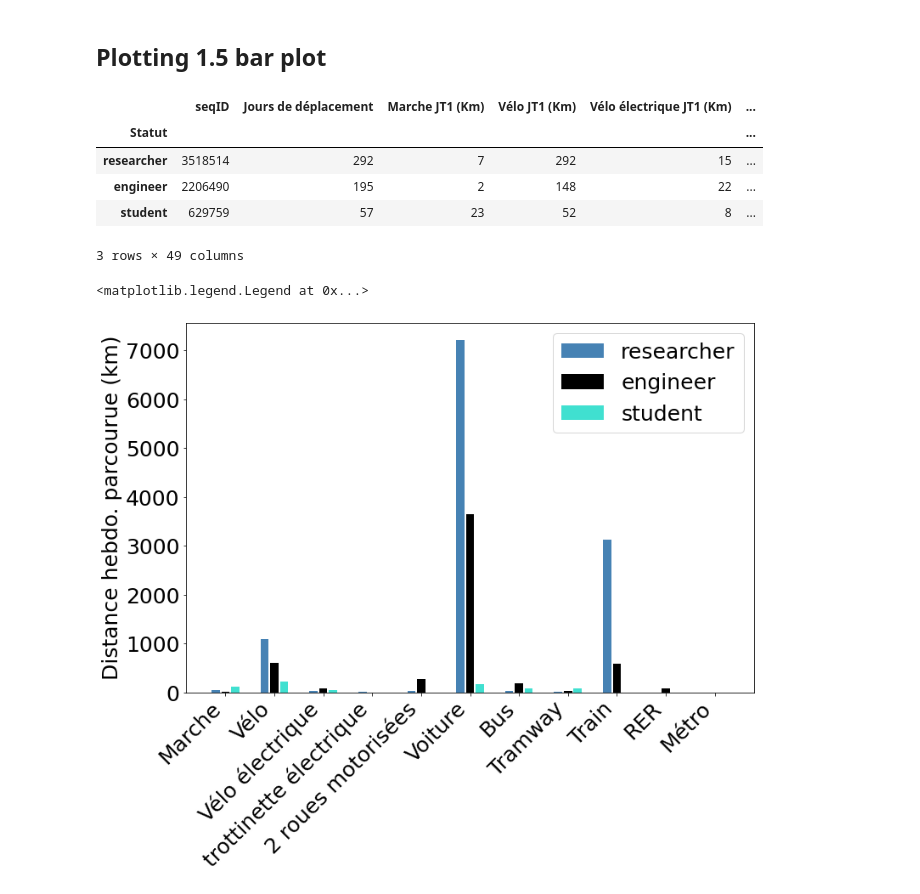
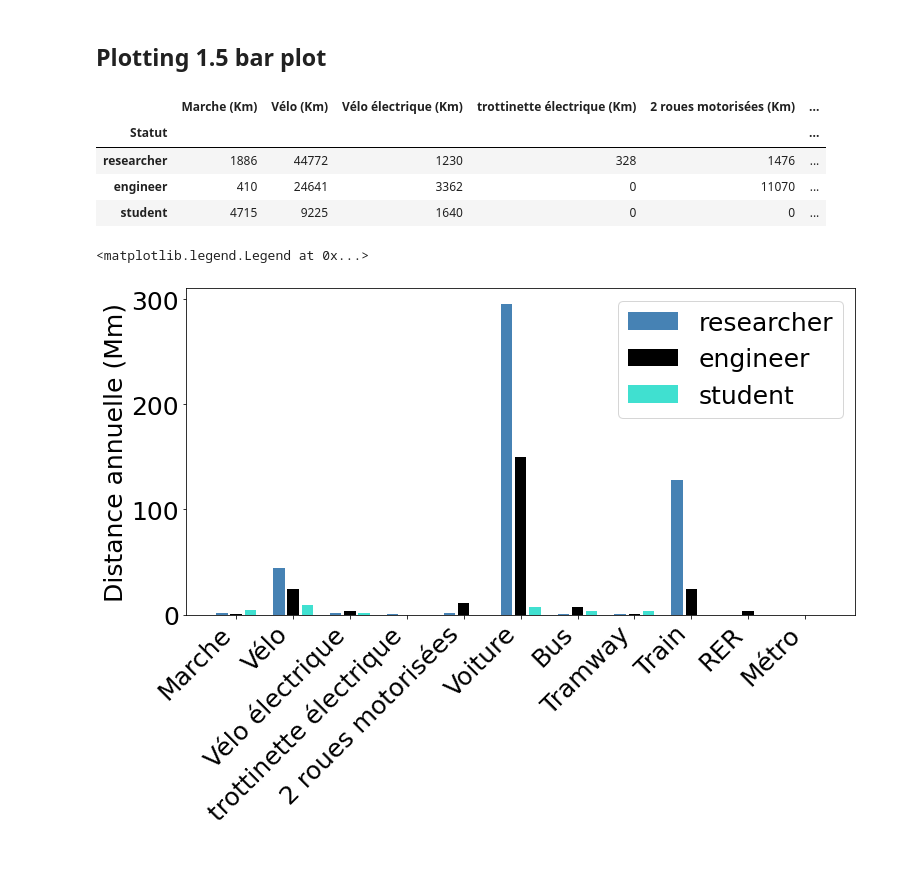
Before and after one commit to umr-marbec/marbec-green, a Jupyter notebook: process-emissions-deplacement.ipynb, the cells around one changed output. Drawn from its saved outputs; the diff is of its cells as text; code cells hidden in the pictures; blank space fills up the shorter version.

```diff
--- a/process-emissions-deplacement.ipynb
+++ b/process-emissions-deplacement.ipynb
@@ -5,7 +5,8 @@ import re
 import numpy as np
 plt.rcParams['font.size'] = 15
 plt.rcParams['text.usetex'] = False
+nweeks = 41
 
-data = pd.read_csv('empreinteCarboneDeplacementDT_2022121.tsv', sep='\t')
+data = pd.read_csv('empreinteCarboneDeplacementDT_2022121.tsv', sep='\t', index_col=0)
 data
 # %% [output]
@@ -106,6 +112,5 @@ for t in types[:]:
     test = np.array([(regexp.match(c) is not None) & ('Km' in c) for c in colnames])
     icol = np.nonzero(test)[0]
     temp = data.iloc[:, icol]
-    output = data.iloc[:, icol[0]].values * jours_jt1.values + data.iloc[:, icol[1]].values * jours_jt2.values
+    output = (data.iloc[:, icol[0]].values * jours_jt1.values + data.iloc[:, icol[1]].values * jours_jt2.values) * nweeks
     data['%s (Km)' %t] = output
-data.iloc[:, icol[0]], data.iloc[:, icol[1]]
@@ -151,9 +152,5 @@ RER (Km)
 Métro (Km)                                                                          0
 dtype: object
 # %%
-distance = []
-distance_cols = []
-for t in types:
-    temp = '%s (Km)' %t
-    distance_cols.append(temp)
-    distance.append(test[temp])
+distance = test.loc[distance_cols]
+distance
@@ -190,33 +209,32 @@ plt.close(fig)
 # %%
 test = data.groupby('Statut').sum()
 test = test.loc[['researcher', 'engineer', 'student'], :]
-test
+test.loc[:, distance_cols]
 # %% [output]
-|  | seqID | Jours de déplacement | Marche JT1 (Km) | Vélo JT1 (Km) | Vélo électrique JT1 (Km) | ... |
+|  | Marche (Km) | Vélo (Km) | Vélo électrique (Km) | trottinette électrique (Km) | 2 roues motorisées (Km) | ... |
 | Statut |  |  |  |  |  | ... |
-| researcher | 3518514 | 292 | 7 | 292 | 15 | ... |
-| engineer | 2206490 | 195 | 2 | 148 | 22 | ... |
-| student | 629759 | 57 | 23 | 52 | 8 | ... |
+| researcher | 1886 | 44772 | 1230 | 328 | 1476 | ... |
+| engineer | 410 | 24641 | 3362 | 0 | 11070 | ... |
+| student | 4715 | 9225 | 1640 | 0 | 0 | ... |
-3 rows × 49 columns
 # %%
-fig = plt.figure(facecolor='white', figsize=(12, 8))
+fig = plt.figure(facecolor='white', figsize=(12, 6))
 plt.rcParams['font.size'] = 25
 ax = plt.gca()
 colors = ['steelblue', 'black', 'turquoise']
-x = np.array([0, 3, 6])
-offset = 15
-width = 2.5
+x = np.array([0, 5, 10])
+offset = 20
+width = 4
 xlabels = []
 for c in distance_cols:
-    l = plt.bar(x, test[c], width=width, color=colors)
+    l = plt.bar(x, test[c] / 1000, width=width, color=colors)
     xlabels.append(x[1])
     x += offset
 
 ax.set_xticks(xlabels)
 ax.set_xticklabels(types, ha='right', rotation=45)
-plt.ylabel('Distance hebdo. parcourue (km)')
+plt.ylabel('Distance annuelle (Mm)')
 
 plt.legend(l, test.index)
 # %% [output]
 <matplotlib.legend.Legend at 0x...>
-[figure, old version]
+[figure, new version]
```
Also changed, not shown: parts of 12 cells of this notebook.
